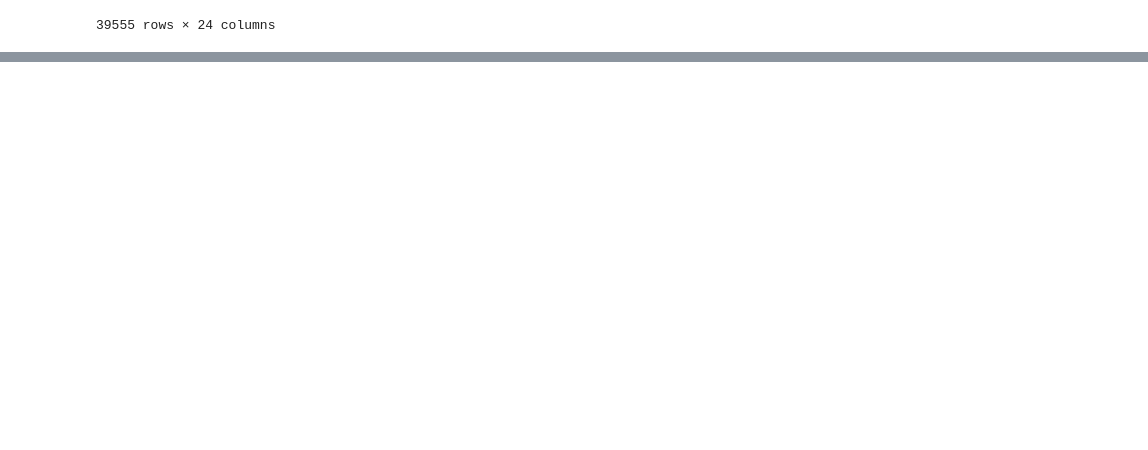
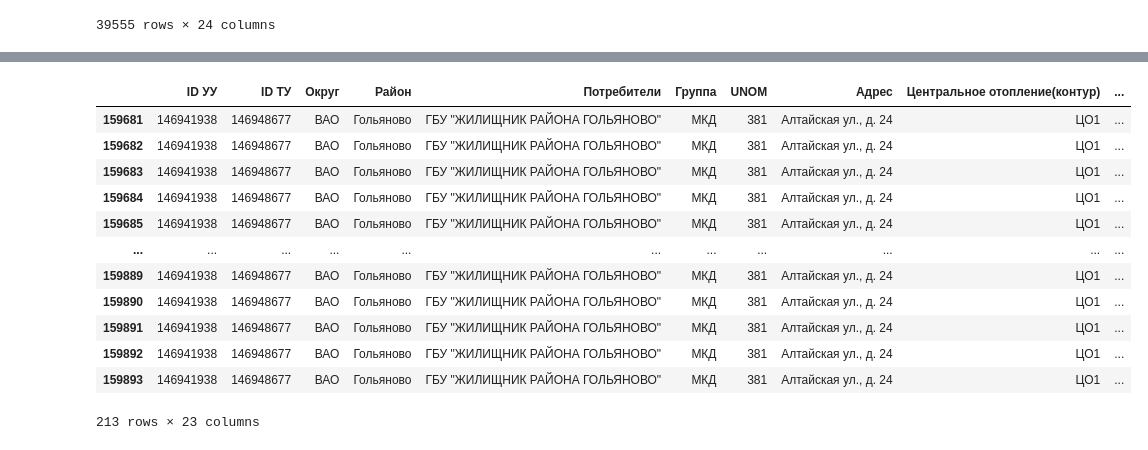
Before and after one commit to vdmkkk/LCT-2024-MISIS-Ivanovo, a Jupyter notebook: ml/eda.ipynb, the cells around one changed output, grey strips where cells are left out. Saved outputs shown, nothing was run; the diff lists cells and outputs as text; code cells hidden in the pictures; blank space fills up the shorter version.

```diff
--- a/ml/eda.ipynb
+++ b/ml/eda.ipynb
@@ -281,0 +297,16 @@ memory usage: 7.5+ MB
+# %%
+odpu[odpu['UNOM'] == 381]
+# %% [output]
+|  | ID УУ | ID ТУ | Округ | Район | Потребители | Группа | UNOM | Адрес | Центральное отопление(контур) | ... |
+| 159681 | 146941938 | 146948677 | ВАО | Гольяново | ГБУ "ЖИЛИЩНИК РАЙОНА ГОЛЬЯНОВО" | МКД | 381 | Алтайская ул., д. 24 | ЦО1 | ... |
+| 159682 | 146941938 | 146948677 | ВАО | Гольяново | ГБУ "ЖИЛИЩНИК РАЙОНА ГОЛЬЯНОВО" | МКД | 381 | Алтайская ул., д. 24 | ЦО1 | ... |
+| 159683 | 146941938 | 146948677 | ВАО | Гольяново | ГБУ "ЖИЛИЩНИК РАЙОНА ГОЛЬЯНОВО" | МКД | 381 | Алтайская ул., д. 24 | ЦО1 | ... |
+| 159684 | 146941938 | 146948677 | ВАО | Гольяново | ГБУ "ЖИЛИЩНИК РАЙОНА ГОЛЬЯНОВО" | МКД | 381 | Алтайская ул., д. 24 | ЦО1 | ... |
+| 159685 | 146941938 | 146948677 | ВАО | Гольяново | ГБУ "ЖИЛИЩНИК РАЙОНА ГОЛЬЯНОВО" | МКД | 381 | Алтайская ул., д. 24 | ЦО1 | ... |
+| ... | ... | ... | ... | ... | ... | ... | ... | ... | ... | ... |
+| 159889 | 146941938 | 146948677 | ВАО | Гольяново | ГБУ "ЖИЛИЩНИК РАЙОНА ГОЛЬЯНОВО" | МКД | 381 | Алтайская ул., д. 24 | ЦО1 | ... |
+| 159890 | 146941938 | 146948677 | ВАО | Гольяново | ГБУ "ЖИЛИЩНИК РАЙОНА ГОЛЬЯНОВО" | МКД | 381 | Алтайская ул., д. 24 | ЦО1 | ... |
+| 159891 | 146941938 | 146948677 | ВАО | Гольяново | ГБУ "ЖИЛИЩНИК РАЙОНА ГОЛЬЯНОВО" | МКД | 381 | Алтайская ул., д. 24 | ЦО1 | ... |
+| 159892 | 146941938 | 146948677 | ВАО | Гольяново | ГБУ "ЖИЛИЩНИК РАЙОНА ГОЛЬЯНОВО" | МКД | 381 | Алтайская ул., д. 24 | ЦО1 | ... |
+| 159893 | 146941938 | 146948677 | ВАО | Гольяново | ГБУ "ЖИЛИЩНИК РАЙОНА ГОЛЬЯНОВО" | МКД | 381 | Алтайская ул., д. 24 | ЦО1 | ... |
+213 rows × 23 columns
```
Also changed, not shown: parts of 4 cells of this notebook.
